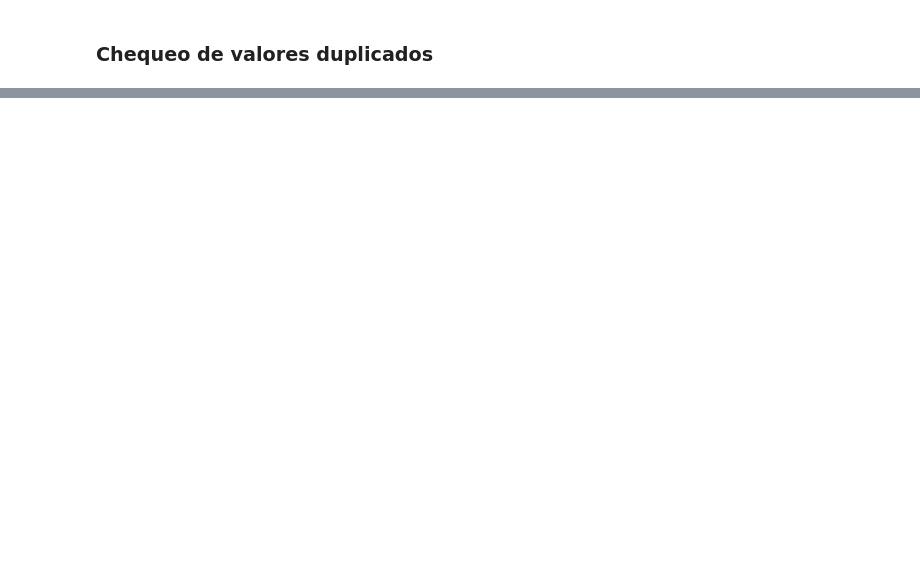
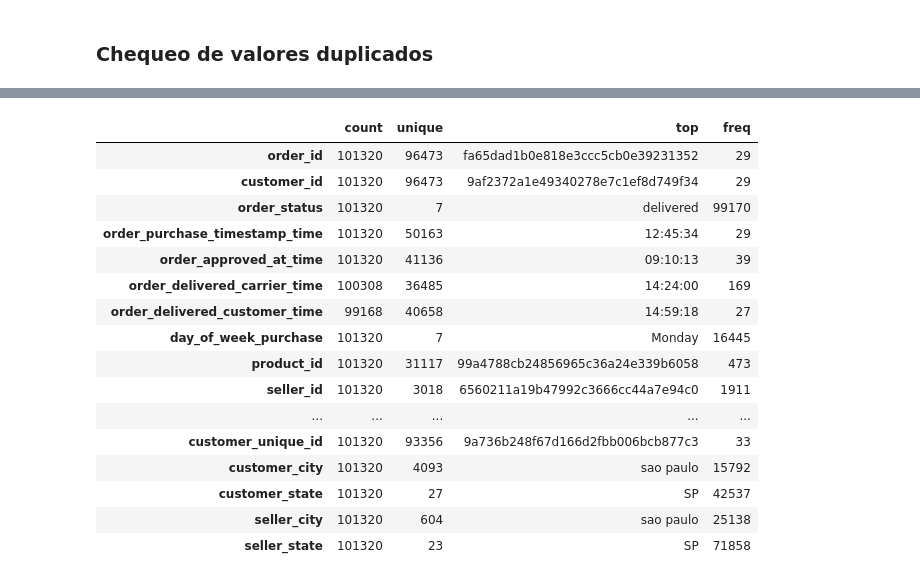
Before and after one commit to cgimenez92/trabajo_practico_PP4, a Jupyter notebook: TP_PP4.ipynb, the cells around one changed output, grey strips where cells are left out. Cells and saved outputs as stored; diff of their text form; code cells hidden in the pictures; blank space fills up the shorter version.

```diff
--- a/TP_PP4.ipynb
+++ b/TP_PP4.ipynb
@@ -311,0 +437,20 @@ df_olist_orders_dataset[df_olist_orders_dataset['order_id'] == '03caa2c082116e1d
+# %%
+df.describe(include=['object']).T
+# %% [output]
+|  | count | unique | top | freq |
+| order_id | 101320 | 96473 | fa65dad1b0e818e3ccc5cb0e39231352 | 29 |
+| customer_id | 101320 | 96473 | 9af2372a1e49340278e7c1ef8d749f34 | 29 |
+| order_status | 101320 | 7 | delivered | 99170 |
+| order_purchase_timestamp_time | 101320 | 50163 | 12:45:34 | 29 |
+| order_approved_at_time | 101320 | 41136 | 09:10:13 | 39 |
+| order_delivered_carrier_time | 100308 | 36485 | 14:24:00 | 169 |
+| order_delivered_customer_time | 99168 | 40658 | 14:59:18 | 27 |
+| day_of_week_purchase | 101320 | 7 | Monday | 16445 |
+| product_id | 101320 | 31117 | 99a4788cb24856965c36a24e339b6058 | 473 |
+| seller_id | 101320 | 3018 | 6560211a19b47992c3666cc44a7e94c0 | 1911 |
+| ... | ... | ... | ... | ... |
+| customer_unique_id | 101320 | 93356 | 9a736b248f67d166d2fbb006bcb877c3 | 33 |
+| customer_city | 101320 | 4093 | sao paulo | 15792 |
+| customer_state | 101320 | 27 | SP | 42537 |
+| seller_city | 101320 | 604 | sao paulo | 25138 |
+| seller_state | 101320 | 23 | SP | 71858 |
```
Also changed, not shown: parts of 34 cells of this notebook.
